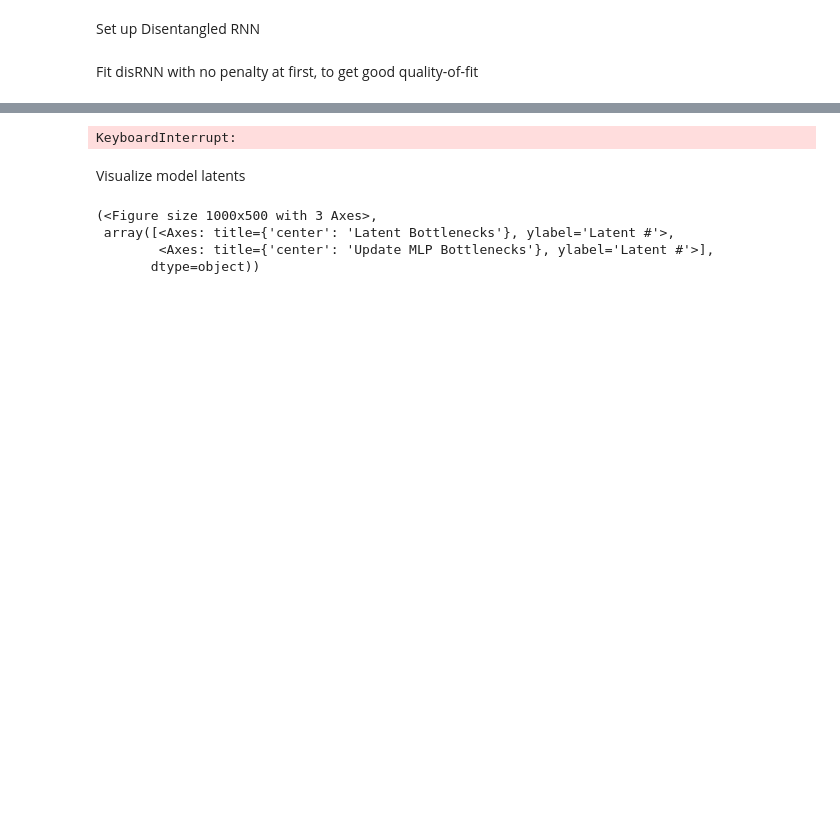
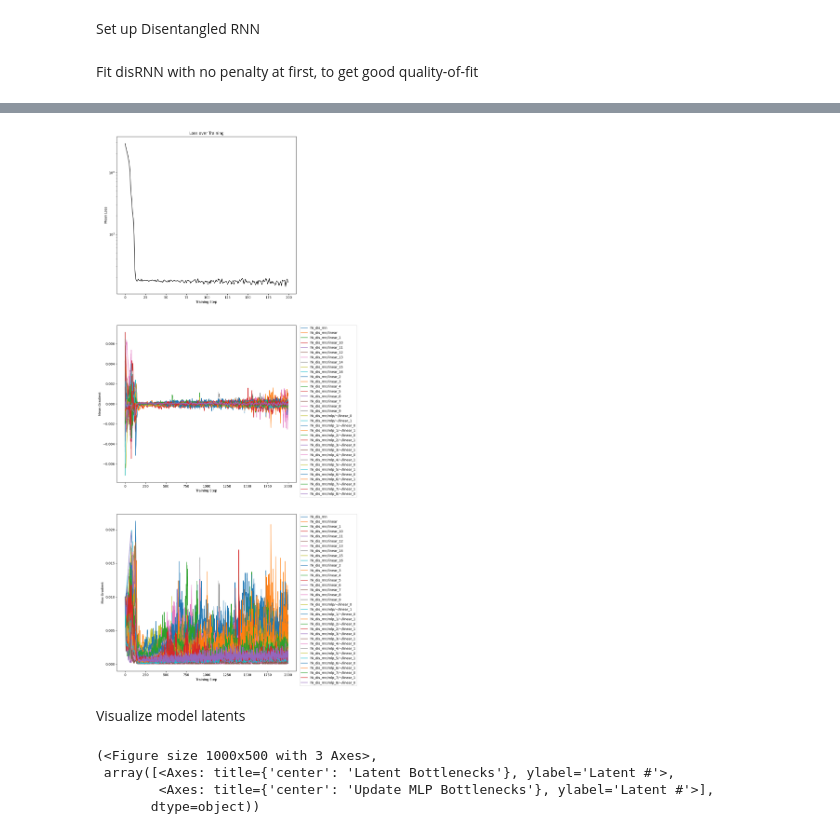
Before and after one commit to meikeoschmann/disRNN-conf-match, a Jupyter notebook: CogModelingRNNsTutorial/DisentangledRNNs_Meike.ipynb, the cells around one changed output, grey strips where cells are left out. Saved outputs shown, nothing was run; the diff lists cells and outputs as text; code cells hidden in the pictures; blank space fills up the shorter version.

```diff
--- a/CogModelingRNNsTutorial/DisentangledRNNs_Meike.ipynb
+++ b/CogModelingRNNsTutorial/DisentangledRNNs_Meike.ipynb
@@ -118,10 +102,10 @@ disrnn_params, opt_state, losses = rnn_utils.train_model(
     model_fun = make_disrnn,
     dataset = train,
     optimizer = optimizer,
-    loss_fun = 'penalized_categorical',
+    loss_fun = 'categorical',
     penalty_scale=information_penalty,
     n_steps=n_steps,
     do_plot=True,
-    truncate_seq_length=200
+    truncate_seq_length=None
 )
 # %% [output]
@@ -129,4 +113,4 @@ Step 30 of 2000; Loss: 1.1641e+02. (Time: 33.0s)
-KeyboardInterrupt:
+[figure, added]
 # %%
 # # Now fit more steps with a penalty, to encourage it to find a simple solution
 # n_steps = 3000  #@param
```
Also changed, not shown: parts of 11 cells of this notebook.
